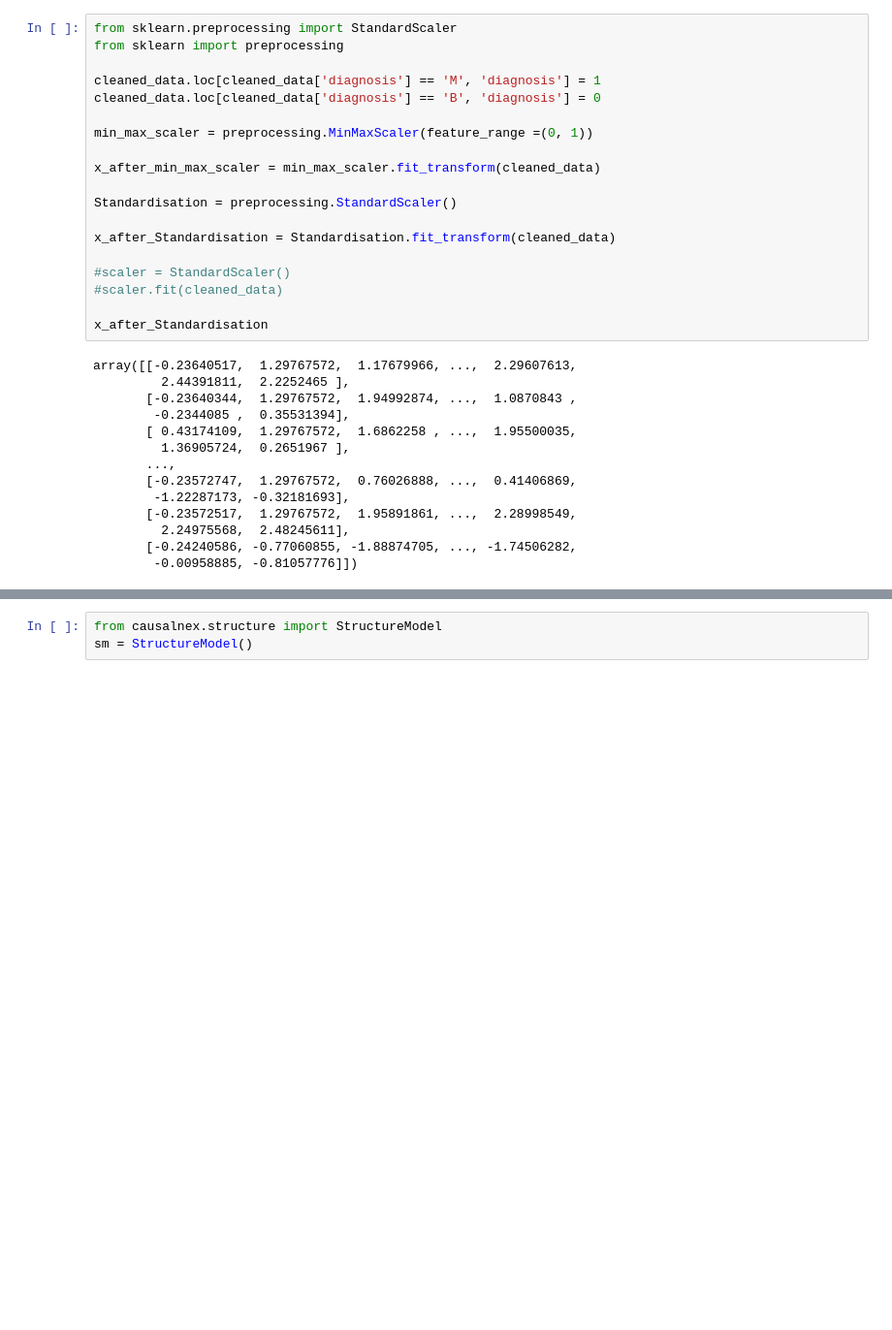
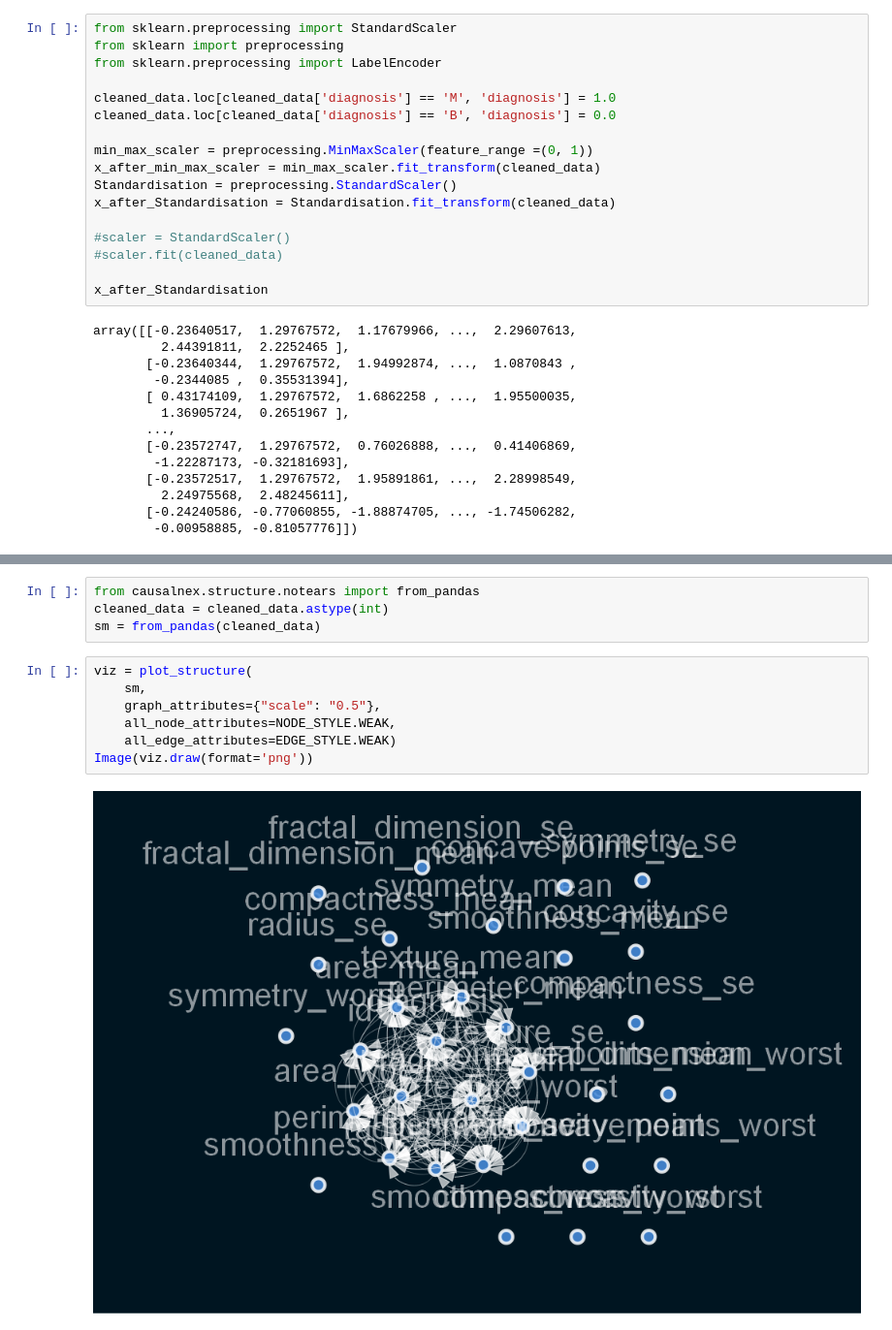
Before and after one commit to miz-ab/week_7-Casualty, a Jupyter notebook: notebooks/EDA.ipynb, the cells around one changed output, grey strips where cells are left out. Shown at 97% size. Cells and saved outputs as stored; diff of their text form; blank space fills up the shorter version.

```diff
--- a/notebooks/EDA.ipynb
+++ b/notebooks/EDA.ipynb
@@ -228,16 +242,14 @@ plot.plot_histogram(data, 'radius_worst', 'yellow')
 # %%
 from sklearn.preprocessing import StandardScaler
 from sklearn import preprocessing
+from sklearn.preprocessing import LabelEncoder
 
-cleaned_data.loc[cleaned_data['diagnosis'] == 'M', 'diagnosis'] = 1
-cleaned_data.loc[cleaned_data['diagnosis'] == 'B', 'diagnosis'] = 0
+cleaned_data.loc[cleaned_data['diagnosis'] == 'M', 'diagnosis'] = 1.0
+cleaned_data.loc[cleaned_data['diagnosis'] == 'B', 'diagnosis'] = 0.0
 
 min_max_scaler = preprocessing.MinMaxScaler(feature_range =(0, 1))
-
 x_after_min_max_scaler = min_max_scaler.fit_transform(cleaned_data)
-
 Standardisation = preprocessing.StandardScaler()
-
 x_after_Standardisation = Standardisation.fit_transform(cleaned_data)
 
 #scaler = StandardScaler()
@@ -261,3 +297,13 @@ array([[-0.23640517,  1.29767572,  1.17679966, ...,  2.29607613,
 # %%
-from causalnex.structure import StructureModel
-sm = StructureModel()
+from causalnex.structure.notears import from_pandas
+cleaned_data = cleaned_data.astype(int)
+sm = from_pandas(cleaned_data)
+# %%
+viz = plot_structure(
+    sm,
+    graph_attributes={"scale": "0.5"},
+    all_node_attributes=NODE_STYLE.WEAK,
+    all_edge_attributes=EDGE_STYLE.WEAK)
+Image(viz.draw(format='png'))
+# %% [output]
+[figure, added]
```
Also changed, not shown: parts of 4 cells of this notebook.
